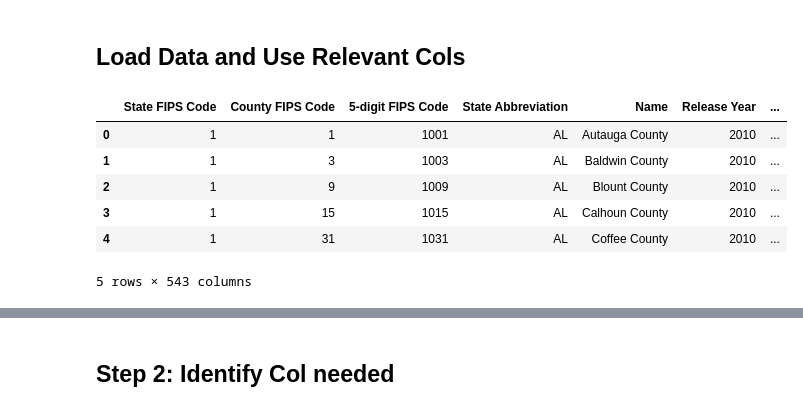
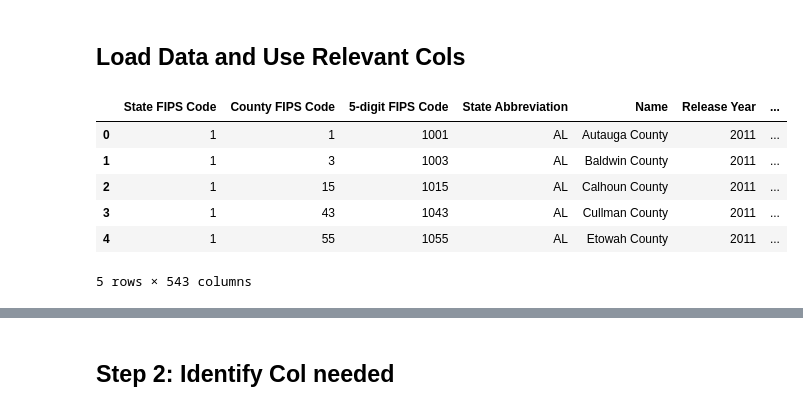
Before and after one commit to abhishekbabu/cse481ds-mental-health, a Jupyter notebook: notebooks/county_level/Matching Analysis/matching-income.ipynb, the cells around one changed output, grey strips where cells are left out. Saved outputs shown, nothing was run; the diff lists cells and outputs as text; code cells hidden in the pictures.

```diff
--- a/notebooks/county_level/Matching Analysis/matching-income.ipynb
+++ b/notebooks/county_level/Matching Analysis/matching-income.ipynb
@@ -8,15 +8,15 @@ import seaborn as sns
 # %% [markdown]
 ## Load Data and Use Relevant Cols
 # %%
-df = pd.read_csv('../../../data/processed_data/full_df.csv')
+df = pd.read_csv('../../../data/processed_data/full_df_positive_mental_provider.csv')
 df.head()
 # %% [output]
 |  | State FIPS Code | County FIPS Code | 5-digit FIPS Code | State Abbreviation | Name | Release Year | ... |
-| 0 | 1 | 1 | 1001 | AL | Autauga County | 2010 | ... |
-| 1 | 1 | 3 | 1003 | AL | Baldwin County | 2010 | ... |
-| 2 | 1 | 9 | 1009 | AL | Blount County | 2010 | ... |
-| 3 | 1 | 15 | 1015 | AL | Calhoun County | 2010 | ... |
-| 4 | 1 | 31 | 1031 | AL | Coffee County | 2010 | ... |
+| 0 | 1 | 1 | 1001 | AL | Autauga County | 2011 | ... |
+| 1 | 1 | 3 | 1003 | AL | Baldwin County | 2011 | ... |
+| 2 | 1 | 15 | 1015 | AL | Calhoun County | 2011 | ... |
+| 3 | 1 | 43 | 1043 | AL | Cullman County | 2011 | ... |
+| 4 | 1 | 55 | 1055 | AL | Etowah County | 2011 | ... |
 5 rows × 543 columns
 # %%
 identifying_fields = ['State Abbreviation', 'Name', 'Release Year']
```
Also changed, not shown: parts of 26 cells of this notebook, 1 other file.
